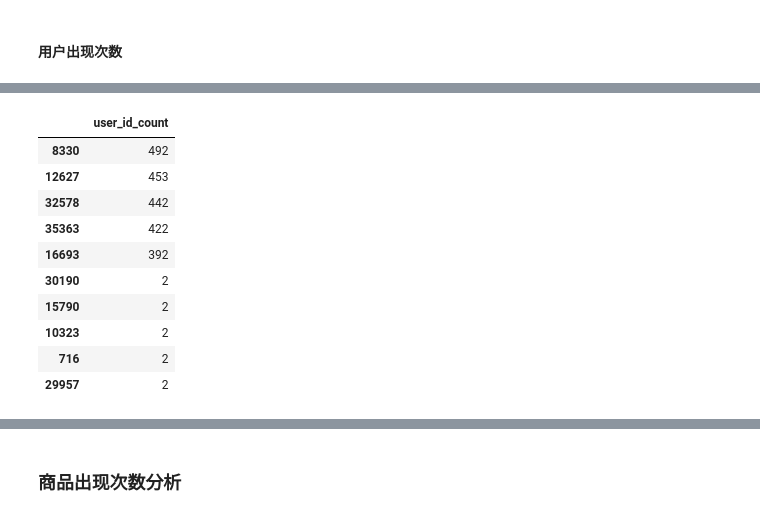
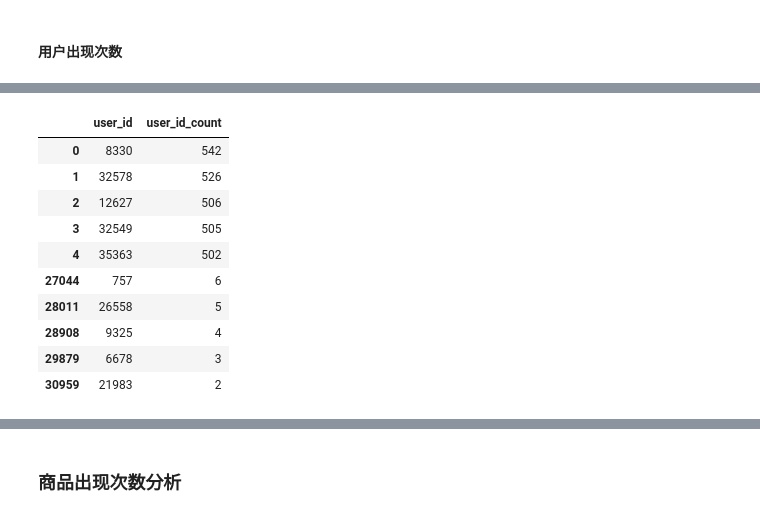
Before and after one commit to bangbangzhou/KDD_2020_Challenges_for_Modern_E-Commerce, a Jupyter notebook: code/data_analysis.ipynb, the cells around one changed output, grey strips where cells are left out. Cells and saved outputs as stored; diff of their text form; code cells hidden in the pictures.

```diff
--- a/code/data_analysis.ipynb
+++ b/code/data_analysis.ipynb
@@ -45,4 +47,4 @@ def getTrainData(files,isckick=True,names=['user_id', 'item_id', 'time'],num=1):
 # %% [markdown]
 ### 获取train_click
 # %%
-train_click_data=getTrainData(train_path_click,isckick=True,names=['user_id', 'item_id', 'time'],num=6)
+train_click_data=getTrainData(train_path_click,isckick=True,names=['user_id', 'item_id', 'time'],num=7)
@@ -132,8 +142,9 @@ train_click_userid.sort_values(by=['user_id'],axis=0,ascending=True)
 # %% [markdown]
 #### 用户出现次数
 # %%
-train_click_groupby_userid=train_click_data["user_id"].value_counts().to_frame()
+train_click_groupby_userid=train_click_data["user_id"].value_counts().to_frame().reset_index()
 
-train_click_groupby_userid.columns=["user_id_count"]
-train_click_groupby_userid.shape[0]
+train_click_groupby_userid.columns=["user_id","user_id_count"]
+train_click_groupby_userid.head()
+train_click_groupby_userid.shape
 # %% [output]
@@ -141,3 +157,0 @@ train_click_groupby_userid.shape[0]
-# %%
-##排序
-train_click_groupby_userid=train_click_groupby_userid.sort_values(axis = 0,by=["user_id_count"],ascending=False)
@@ -143,0 +160,4 @@ train_click_groupby_userid=train_click_groupby_userid.sort_values(axis = 0,by=["
+# %%
+train_click_groupby_userid_tail100= train_click_groupby_userid.tail(10000)
+train_click_groupby_userid_tail100=train_click_groupby_userid_tail100.drop_duplicates("user_id_count")
+train_click_groupby_userid_tail100.tail()
@@ -144,15 +171,15 @@ train_click_groupby_userid=train_click_groupby_userid.sort_values(axis = 0,by=["
 # %%
-user_id_count=pd.concat([train_click_groupby_userid.head(),train_click_groupby_userid.tail()])
+user_id_count=pd.concat([train_click_groupby_userid.head(),train_click_groupby_userid_tail100.tail()])
 user_id_count
 # %% [output]
-|  | user_id_count |
-| 8330 | 492 |
-| 12627 | 453 |
-| 32578 | 442 |
-| 35363 | 422 |
-| 16693 | 392 |
-| 30190 | 2 |
-| 15790 | 2 |
-| 10323 | 2 |
-| 716 | 2 |
-| 29957 | 2 |
+|  | user_id | user_id_count |
+| 0 | 8330 | 542 |
+| 1 | 32578 | 526 |
+| 2 | 12627 | 506 |
+| 3 | 32549 | 505 |
+| 4 | 35363 | 502 |
+| 27044 | 757 | 6 |
+| 28011 | 26558 | 5 |
+| 28908 | 9325 | 4 |
+| 29879 | 6678 | 3 |
+| 30959 | 21983 | 2 |
```
Also changed, not shown: parts of 69 cells of this notebook.
